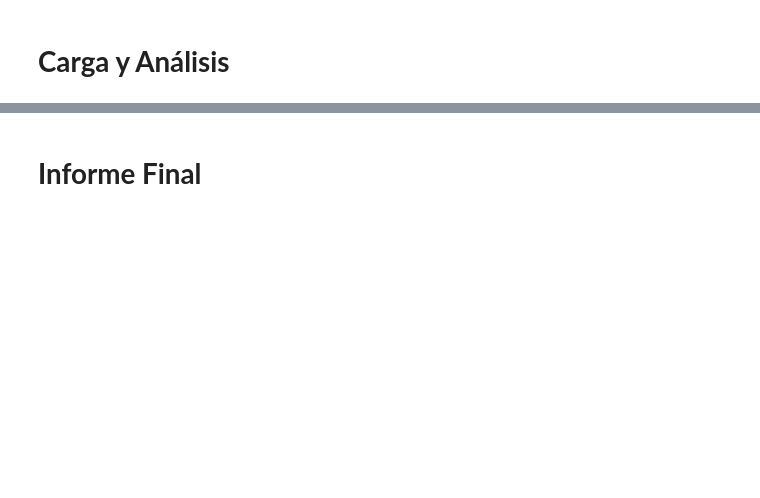
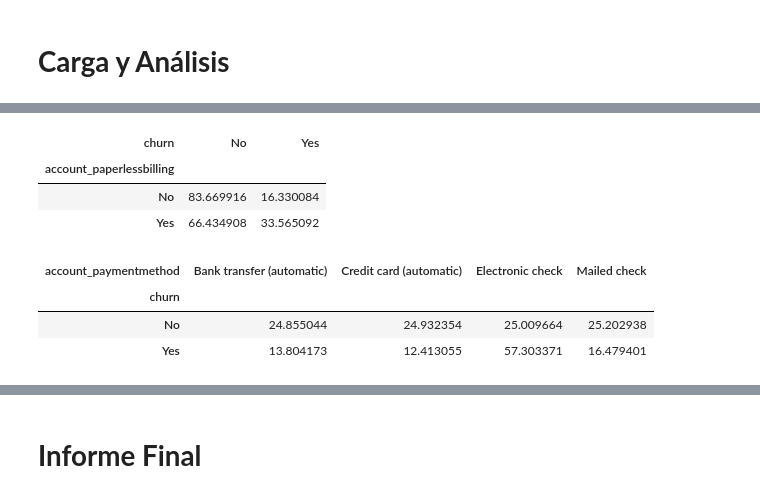
Before and after one commit to AndreaCisneros/challenge-telecomx, a Jupyter notebook: TelecomX.ipynb, the cells around one changed output, grey strips where cells are left out. Drawn from its saved outputs; the diff is of its cells as text; code cells hidden in the pictures; blank space fills up the shorter version.

```diff
--- a/TelecomX.ipynb
+++ b/TelecomX.ipynb
@@ -396,0 +398,14 @@ Name: meses_de_contrato, dtype: float64
+# %%
+pd.crosstab(data['account_paperlessbilling'], data['churn'], normalize = 'index') * 100
+# %% [output]
+| churn | No | Yes |
+| account_paperlessbilling |  |  |
+| No | 83.669916 | 16.330084 |
+| Yes | 66.434908 | 33.565092 |
+# %%
+pd.crosstab(data['churn'], data['account_paymentmethod'], normalize = 'index') * 100
+# %% [output]
+| account_paymentmethod | Bank transfer (automatic) | Credit card (automatic) | Electronic check | Mailed check |
+| churn |  |  |  |  |
+| No | 24.855044 | 24.932354 | 25.009664 | 25.202938 |
+| Yes | 13.804173 | 12.413055 | 57.303371 | 16.479401 |
```
Also changed, not shown: parts of 18 cells of this notebook.
